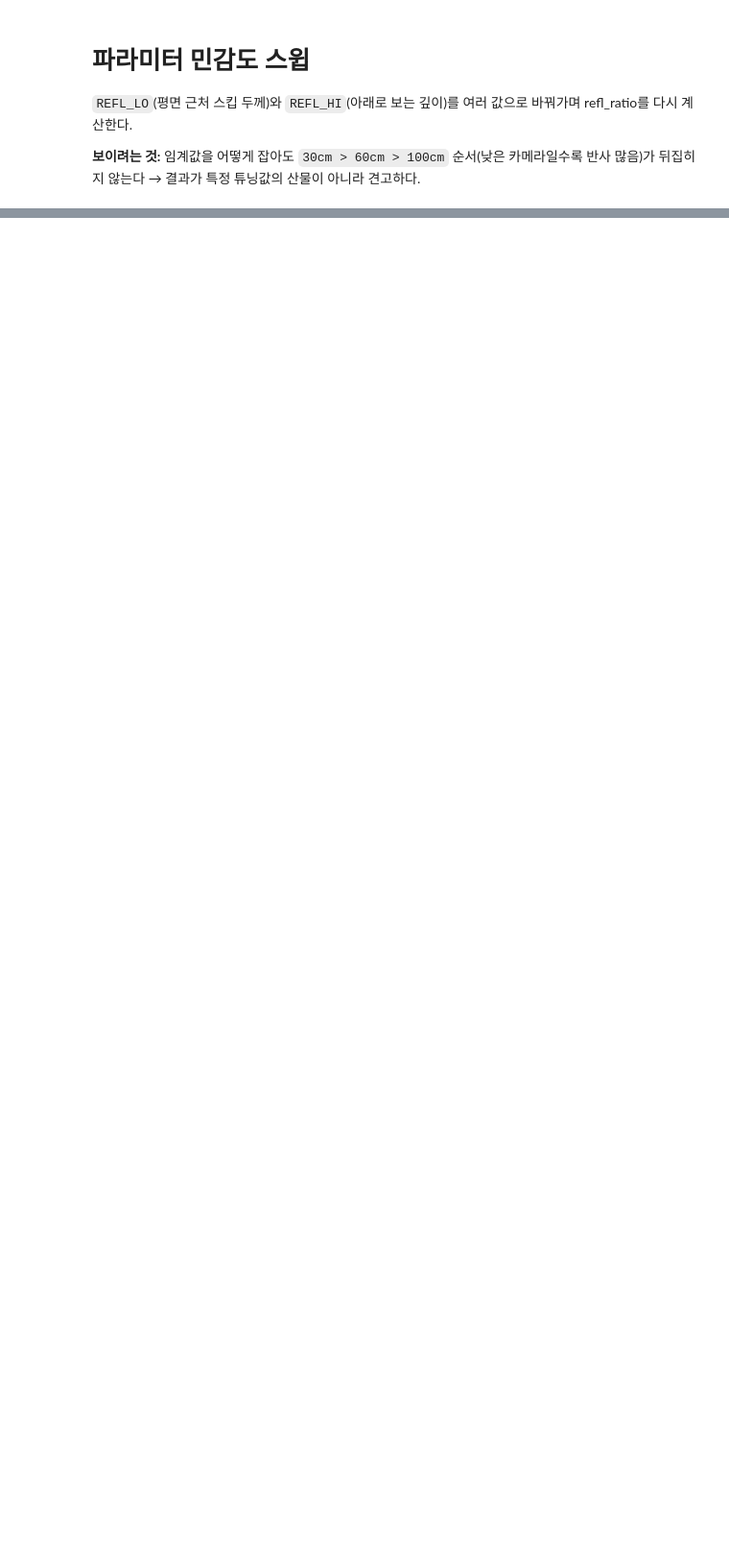
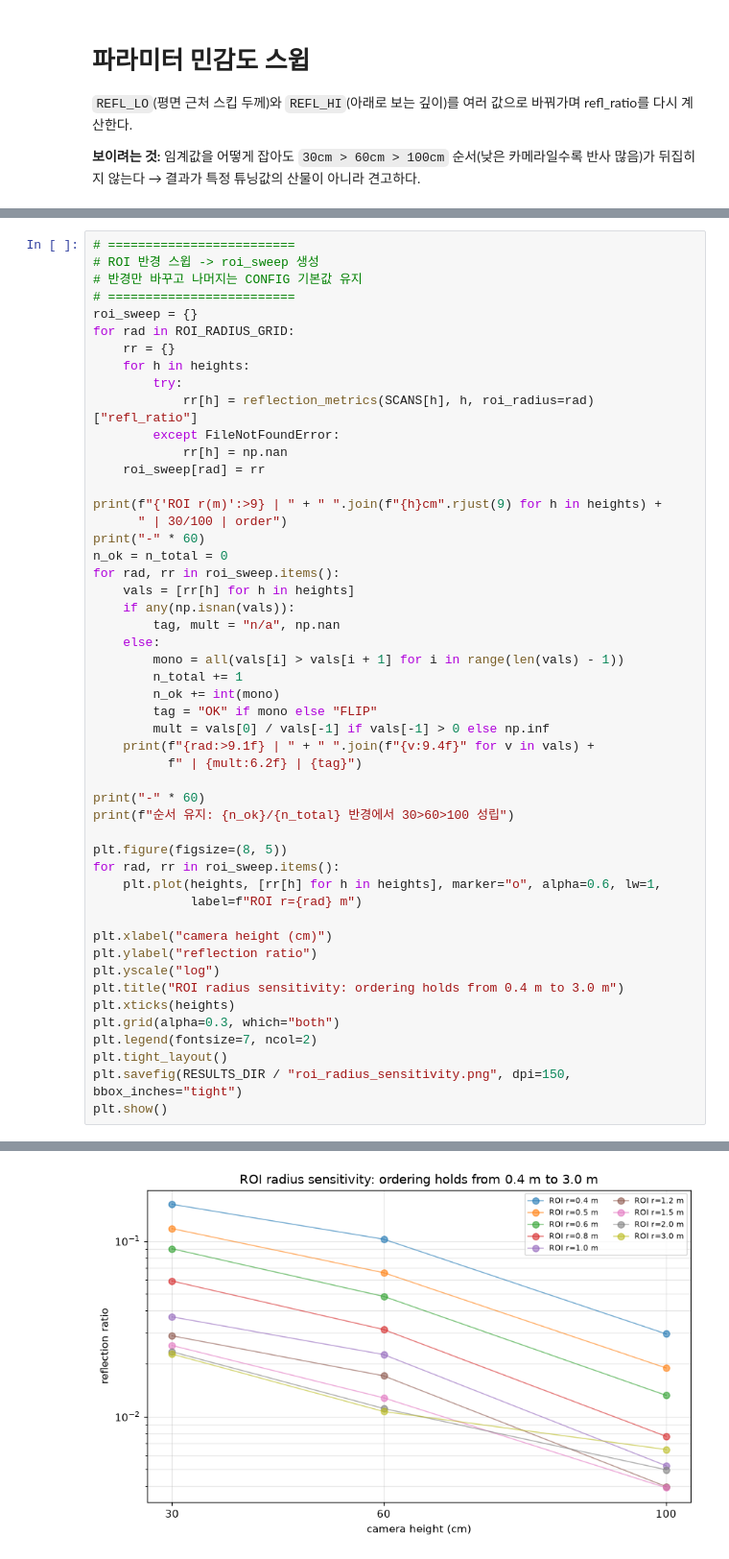
Before and after one commit to zetaxeon/scaniverse-3dgs-project, a Jupyter notebook: notebooks/wet_road_reflection_analysis.ipynb, the cells around one changed output, grey strips where cells are left out. Shown at 96% size. Drawn from its saved outputs; the diff is of its cells as text; blank space fills up the shorter version.

```diff
--- a/notebooks/wet_road_reflection_analysis.ipynb
+++ b/notebooks/wet_road_reflection_analysis.ipynb
@@ -557,0 +756,51 @@ print(f"순서 유지: {n_ok}/{n_total} 조합에서 30>60>100 성립")
+# %%
+# =========================
+# ROI 반경 스윕 -> roi_sweep 생성
+# 반경만 바꾸고 나머지는 CONFIG 기본값 유지
+# =========================
+roi_sweep = {}
+for rad in ROI_RADIUS_GRID:
+    rr = {}
+    for h in heights:
+        try:
+            rr[h] = reflection_metrics(SCANS[h], h, roi_radius=rad)["refl_ratio"]
+        except FileNotFoundError:
+            rr[h] = np.nan
+    roi_sweep[rad] = rr
+
+print(f"{'ROI r(m)':>9} | " + " ".join(f"{h}cm".rjust(9) for h in heights) +
+      " | 30/100 | order")
+print("-" * 60)
+n_ok = n_total = 0
+for rad, rr in roi_sweep.items():
+    vals = [rr[h] for h in heights]
+    if any(np.isnan(vals)):
+        tag, mult = "n/a", np.nan
+    else:
+        mono = all(vals[i] > vals[i + 1] for i in range(len(vals) - 1))
+        n_total += 1
+        n_ok += int(mono)
+        tag = "OK" if mono else "FLIP"
+        mult = vals[0] / vals[-1] if vals[-1] > 0 else np.inf
+    print(f"{rad:>9.1f} | " + " ".join(f"{v:9.4f}" for v in vals) +
+          f" | {mult:6.2f} | {tag}")
+
+print("-" * 60)
+print(f"순서 유지: {n_ok}/{n_total} 반경에서 30>60>100 성립")
+
+plt.figure(figsize=(8, 5))
+for rad, rr in roi_sweep.items():
+    plt.plot(heights, [rr[h] for h in heights], marker="o", alpha=0.6, lw=1,
+             label=f"ROI r={rad} m")
+
+plt.xlabel("camera height (cm)")
+plt.ylabel("reflection ratio")
+plt.yscale("log")
+plt.title("ROI radius sensitivity: ordering holds from 0.4 m to 3.0 m")
+plt.xticks(heights)
+plt.grid(alpha=0.3, which="both")
+plt.legend(fontsize=7, ncol=2)
+plt.tight_layout()
+plt.savefig(RESULTS_DIR / "roi_radius_sensitivity.png", dpi=150, bbox_inches="tight")
+plt.show()
+# %% [output]
@@ -558,3 +820,4 @@ print(f"순서 유지: {n_ok}/{n_total} 조합에서 30>60>100 성립")
+[figure, added]
 # %%
 # =========================
 # 스윕 결과 시각화: 모든 (lo,hi) 조합을 겹쳐 그림
```
Also changed, not shown: parts of 16 cells of this notebook, 6 other files.
